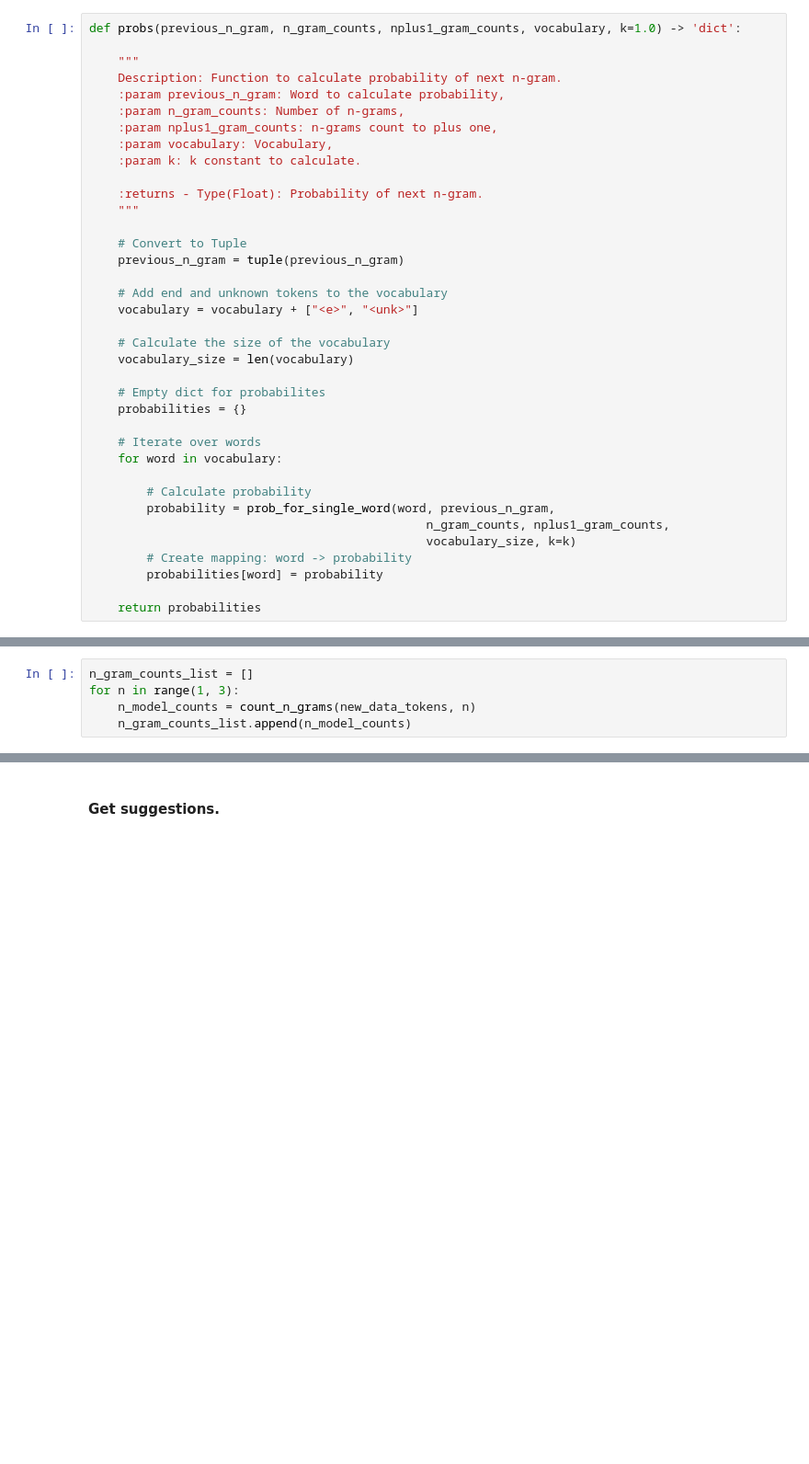
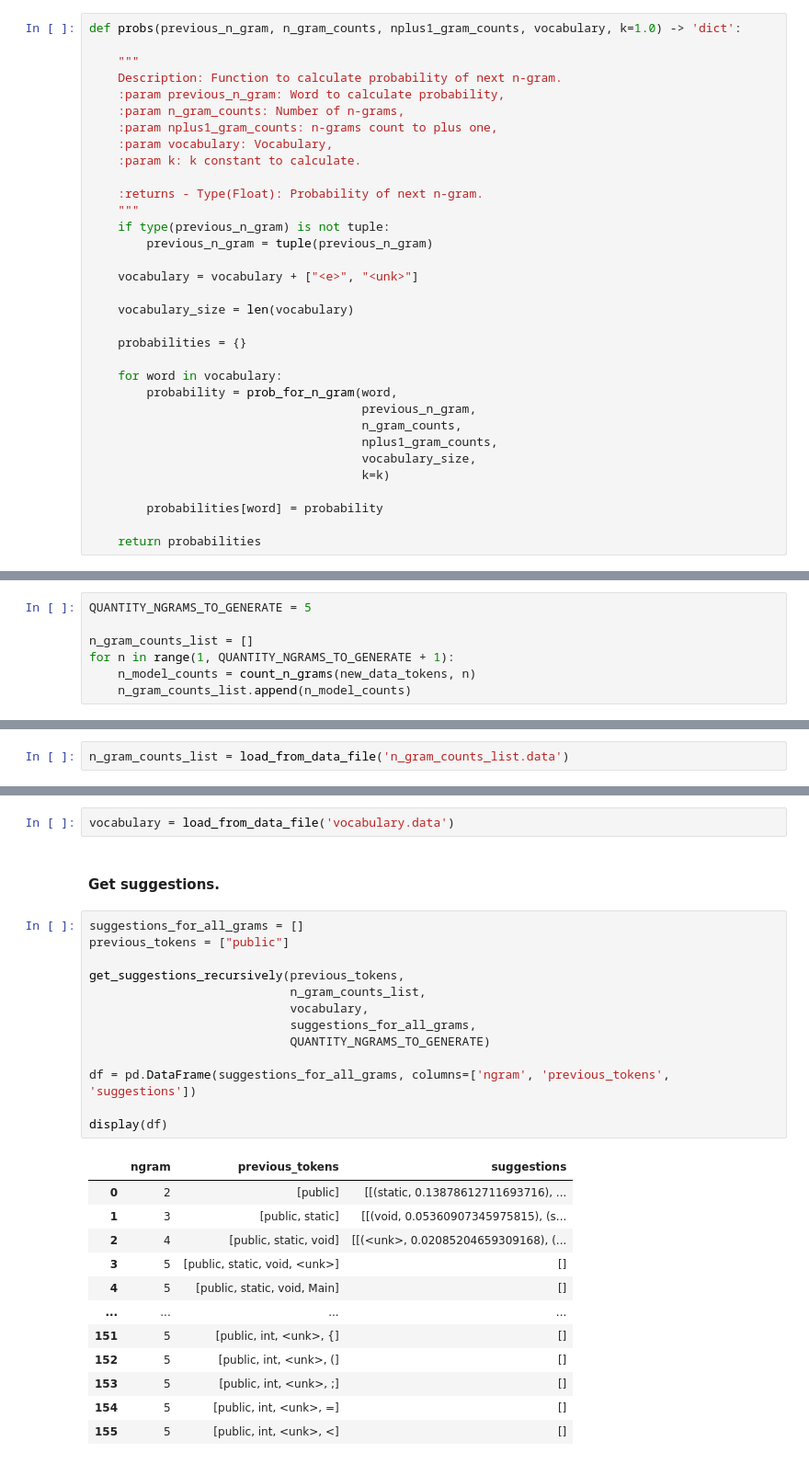
Before and after one commit to renanmf7/TCC.RenanMartins.Pece.IA.Ngramas, a Jupyter notebook: Autocomplete.TCC.NGramas.ipynb, the cells around one changed output, grey strips where cells are left out. Shown: that part at 92% size. Cells and saved outputs as stored; diff of their text form; blank space fills up the shorter version.

Commit message:
Update Autocomplete.TCC.NGramas.ipynb
Created suggestions based on each n-gram level.

```diff
--- a/Autocomplete.TCC.NGramas.ipynb
+++ b/Autocomplete.TCC.NGramas.ipynb
@@ -418,27 +424,23 @@ def probs(previous_n_gram, n_gram_counts, nplus1_gram_counts, vocabulary, k=1.0)
 
     :returns - Type(Float): Probability of next n-gram.
     """
+    if type(previous_n_gram) is not tuple:
+        previous_n_gram = tuple(previous_n_gram)
 
-    # Convert to Tuple
-    previous_n_gram = tuple(previous_n_gram)
-
-    # Add end and unknown tokens to the vocabulary
     vocabulary = vocabulary + ["<e>", "<unk>"]
 
-    # Calculate the size of the vocabulary
     vocabulary_size = len(vocabulary)
 
-    # Empty dict for probabilites
     probabilities = {}
 
-    # Iterate over words
     for word in vocabulary:
+        probability = prob_for_n_gram(word,
+                                      previous_n_gram,
+                                      n_gram_counts,
+                                      nplus1_gram_counts,
+                                      vocabulary_size,
+                                      k=k)
 
-        # Calculate probability
-        probability = prob_for_single_word(word, previous_n_gram,
-                                               n_gram_counts, nplus1_gram_counts,
-                                               vocabulary_size, k=k)
-        # Create mapping: word -> probability
         probabilities[word] = probability
 
     return probabilities
@@ -599,7 +679,9 @@ new_data_tokens, vocabulary = processing_vocabulary_and_unknown(tokens, min_freq
 # %% [markdown]
 #### Get n-grams count.
 # %%
+QUANTITY_NGRAMS_TO_GENERATE = 5
+
 n_gram_counts_list = []
-for n in range(1, 3):
+for n in range(1, QUANTITY_NGRAMS_TO_GENERATE + 1):
     n_model_counts = count_n_grams(new_data_tokens, n)
     n_gram_counts_list.append(n_model_counts)
@@ -605,0 +748,2 @@ for n in range(1, 3):
+# %%
+n_gram_counts_list = load_from_data_file('n_gram_counts_list.data')
@@ -606,2 +752,30 @@ for n in range(1, 3):
+# %%
+vocabulary = load_from_data_file('vocabulary.data')
 # %% [markdown]
 #### Get suggestions.
+# %%
+suggestions_for_all_grams = []
+previous_tokens = ["public"]
+
+get_suggestions_recursively(previous_tokens,
+                            n_gram_counts_list,
+                            vocabulary,
+                            suggestions_for_all_grams,
+                            QUANTITY_NGRAMS_TO_GENERATE)
+
+df = pd.DataFrame(suggestions_for_all_grams, columns=['ngram', 'previous_tokens', 'suggestions'])
+
+display(df)
+# %% [output]
+|  | ngram | previous_tokens | suggestions |
+| 0 | 2 | [public] | [[(static, 0.13878612711693716), ... |
+| 1 | 3 | [public, static] | [[(void, 0.05360907345975815), (s... |
+| 2 | 4 | [public, static, void] | [[(<unk>, 0.02085204659309168), (... |
+| 3 | 5 | [public, static, void, <unk>] | [] |
+| 4 | 5 | [public, static, void, Main] | [] |
+| ... | ... | ... | ... |
+| 151 | 5 | [public, int, <unk>, {] | [] |
+| 152 | 5 | [public, int, <unk>, (] | [] |
+| 153 | 5 | [public, int, <unk>, ;] | [] |
+| 154 | 5 | [public, int, <unk>, =] | [] |
+| 155 | 5 | [public, int, <unk>, <] | [] |
```
Also changed, not shown: parts of 41 cells of this notebook.
